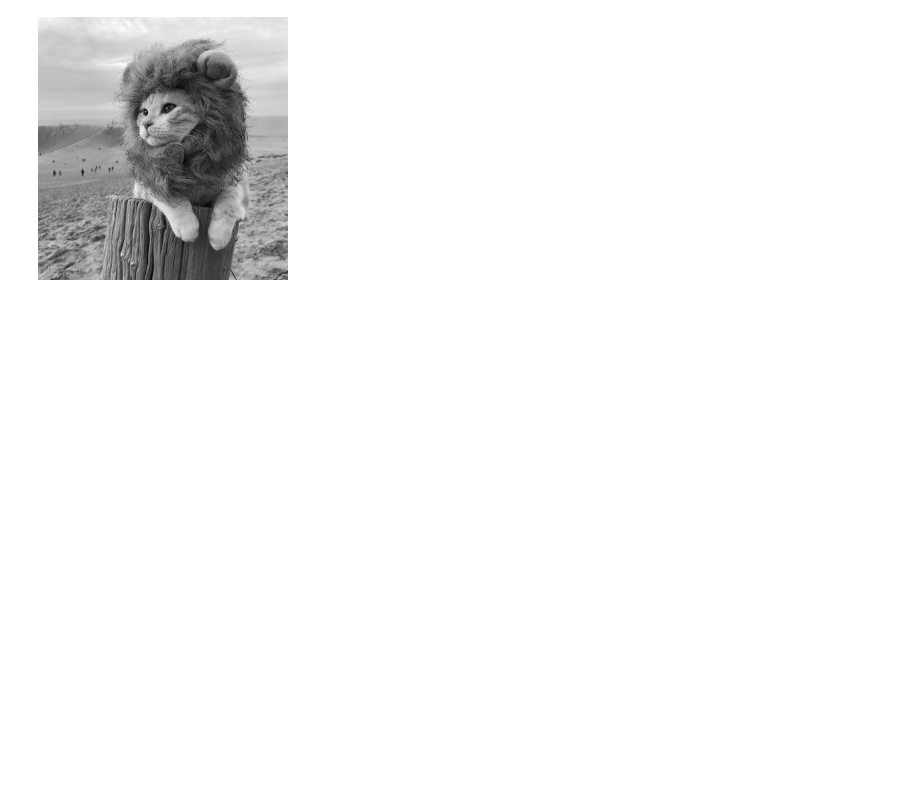
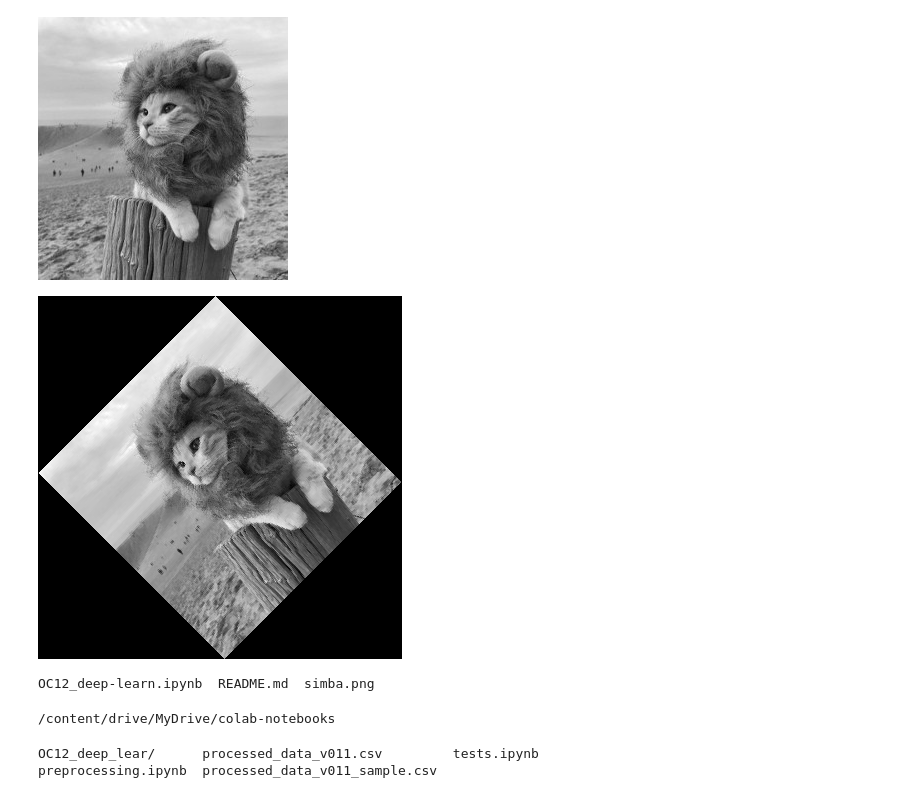
Before and after one commit to ana-bernal/tag-projet_overflow, a Jupyter notebook: OC12_deep_learn.ipynb, the cells around one changed output. Drawn from its saved outputs; the diff is of its cells as text; code cells hidden in the pictures; blank space fills up the shorter version.

```diff
--- a/OC12_deep_learn.ipynb
+++ b/OC12_deep_learn.ipynb
@@ -444,3 +444,20 @@ new_contr_img.show()
 img.show()
 # %% [output]
 [figure]
+# %%
+img.rotate(45, expand=10).show()
+# %% [output]
+[figure, added]
+# %%
+ls
+# %% [output]
+OC12_deep-learn.ipynb  README.md  simba.png
+# %%
+cd ..
+# %% [output]
+/content/drive/MyDrive/colab-notebooks
+# %%
+ls
+# %% [output]
+OC12_deep_lear/      processed_data_v011.csv         tests.ipynb
+preprocessing.ipynb  processed_data_v011_sample.csv
```
Also changed, not shown: parts of 1 cell of this notebook.
